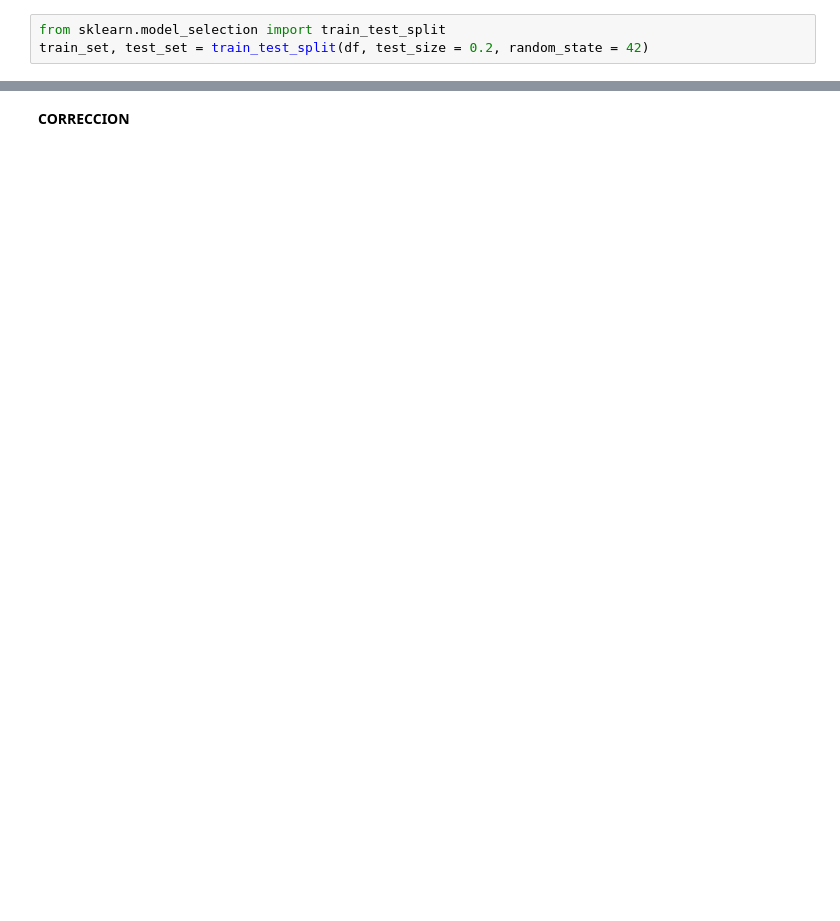
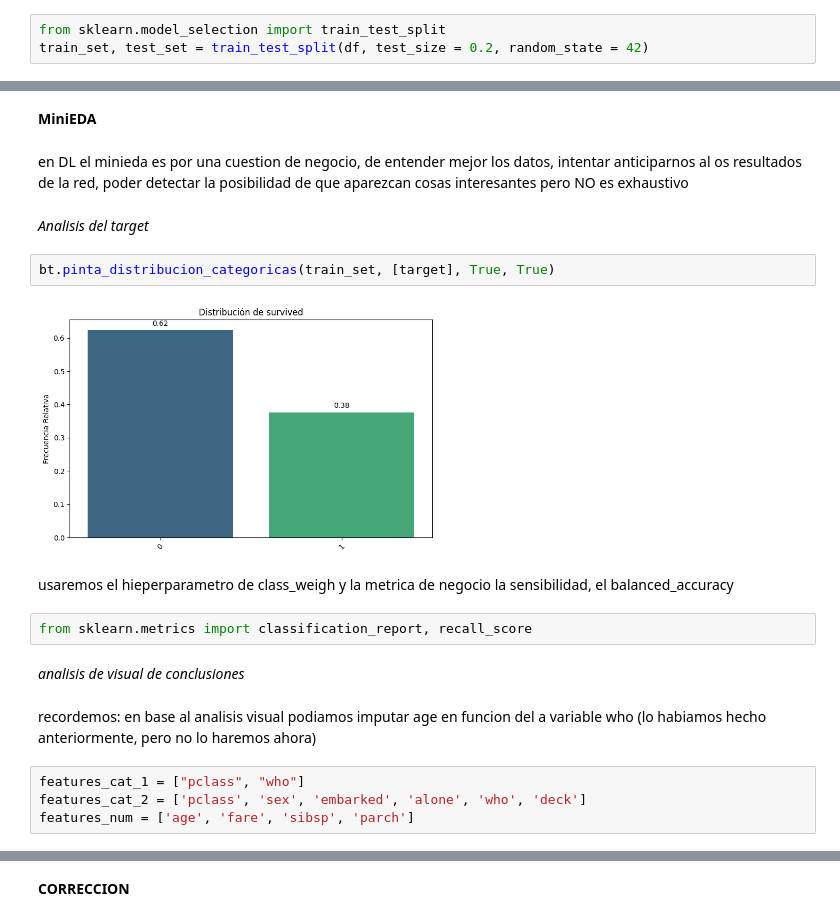
Before and after one commit to rebecaprg/DS-Online-Rebeca-Prior, a Jupyter notebook: 05_Deep_Learning/Sprint_15/Unidad_01_DL_Introduccion/03_Practica_Obligatoria/18_Practica_Obligatoria_Introduccion_Deep_Learning_correccion.ipynb, the cells around one changed output, grey strips where cells are left out. Drawn from its saved outputs; the diff is of its cells as text; blank space fills up the shorter version.

```diff
--- a/05_Deep_Learning/Sprint_15/Unidad_01_DL_Introduccion/03_Practica_Obligatoria/18_Practica_Obligatoria_Introduccion_Deep_Learning_correccion.ipynb
+++ b/05_Deep_Learning/Sprint_15/Unidad_01_DL_Introduccion/03_Practica_Obligatoria/18_Practica_Obligatoria_Introduccion_Deep_Learning_correccion.ipynb
@@ -159,0 +188,22 @@ train_set, test_set = train_test_split(df, test_size = 0.2, random_state = 42)
+# %% [markdown]
+**MiniEDA**
+# %% [markdown]
+en DL el minieda es por una cuestion de negocio, de entender mejor los datos, intentar anticiparnos al os resultados de la red, poder detectar la posibilidad de que aparezcan cosas interesantes pero NO es exhaustivo
+# %% [markdown]
+*Analisis del target*
+# %%
+bt.pinta_distribucion_categoricas(train_set, [target], True, True)
+# %% [output]
+[figure, added]
+# %% [markdown]
+usaremos el hieperparametro de class_weigh y la metrica de negocio la sensibilidad, el balanced_accuracy
+# %%
+from sklearn.metrics import classification_report, recall_score
+# %% [markdown]
+*analisis de visual de conclusiones*
+# %% [markdown]
+recordemos: en base al analisis visual podiamos imputar age en funcion del a variable who (lo habiamos hecho anteriormente, pero no lo haremos ahora)
+# %%
+features_cat_1 = ["pclass", "who"]
+features_cat_2 = ['pclass', 'sex', 'embarked', 'alone', 'who', 'deck']
+features_num = ['age', 'fare', 'sibsp', 'parch']
```
Also changed, not shown: parts of 111 cells of this notebook, 4 other files.
